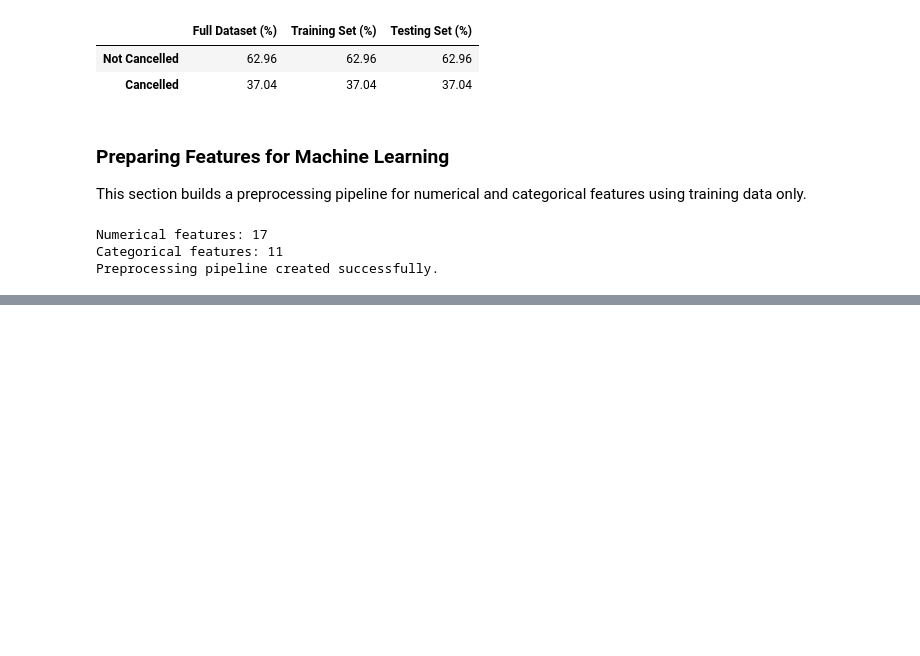
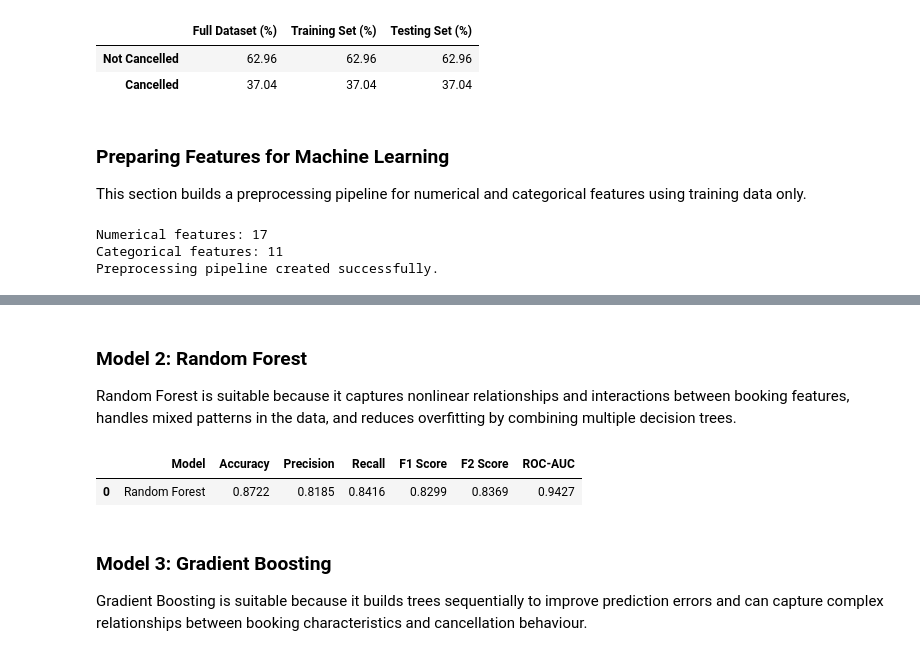
Before and after one commit to Battsengel2026124/ST_ML_C3_Hotel_Booking, a Jupyter notebook: Hotel_Booking_CA_3.ipynb, the cells around one changed output, grey strips where cells are left out. Drawn from its saved outputs; the diff is of its cells as text; code cells hidden in the pictures; blank space fills up the shorter version.

```diff
--- a/Hotel_Booking_CA_3.ipynb
+++ b/Hotel_Booking_CA_3.ipynb
@@ -994,0 +1035,51 @@ This section trains a baseline classification model and evaluates its ability to
+# %% [markdown]
+
+### Model 2: Random Forest
+Random Forest is suitable because it captures nonlinear relationships and interactions between booking features, handles mixed patterns in the data, and reduces overfitting by combining multiple decision trees.
+# %%
+
+from sklearn.ensemble import RandomForestClassifier
+from sklearn.metrics import (
+    accuracy_score, precision_score, recall_score,
+    f1_score, fbeta_score, roc_auc_score
+)
+
+# Creating the Random Forest pipeline
+random_forest_model = Pipeline([
+    ("preprocessor", preprocessor),
+    ("classifier", RandomForestClassifier(
+        n_estimators=200,
+        max_depth=20,
+        min_samples_leaf=2,
+        class_weight="balanced",
+        random_state=42,
+        n_jobs=-1
+    ))
+])
+
+# Training the model
+random_forest_model.fit(X_train, y_train)
+
+# Predicting cancellation labels and probabilities
+y_pred_rf = random_forest_model.predict(X_test)
+y_prob_rf = random_forest_model.predict_proba(X_test)[:, 1]
+
+# Evaluating Random Forest performance
+rf_results = {
+    "Model": "Random Forest",
+    "Accuracy": accuracy_score(y_test, y_pred_rf),
+    "Precision": precision_score(y_test, y_pred_rf),
+    "Recall": recall_score(y_test, y_pred_rf),
+    "F1 Score": f1_score(y_test, y_pred_rf),
+    "F2 Score": fbeta_score(y_test, y_pred_rf, beta=2),
+    "ROC-AUC": roc_auc_score(y_test, y_prob_rf)
+}
+
+display(pd.DataFrame([rf_results]).round(4))
+# %% [output]
+|  | Model | Accuracy | Precision | Recall | F1 Score | F2 Score | ROC-AUC |
+| 0 | Random Forest | 0.8722 | 0.8185 | 0.8416 | 0.8299 | 0.8369 | 0.9427 |
+# %% [markdown]
+
+### Model 3: Gradient Boosting
+Gradient Boosting is suitable because it builds trees sequentially to improve prediction errors and can capture complex relationships between booking characteristics and cancellation behaviour.
```
Also changed, not shown: parts of 3 cells of this notebook.
